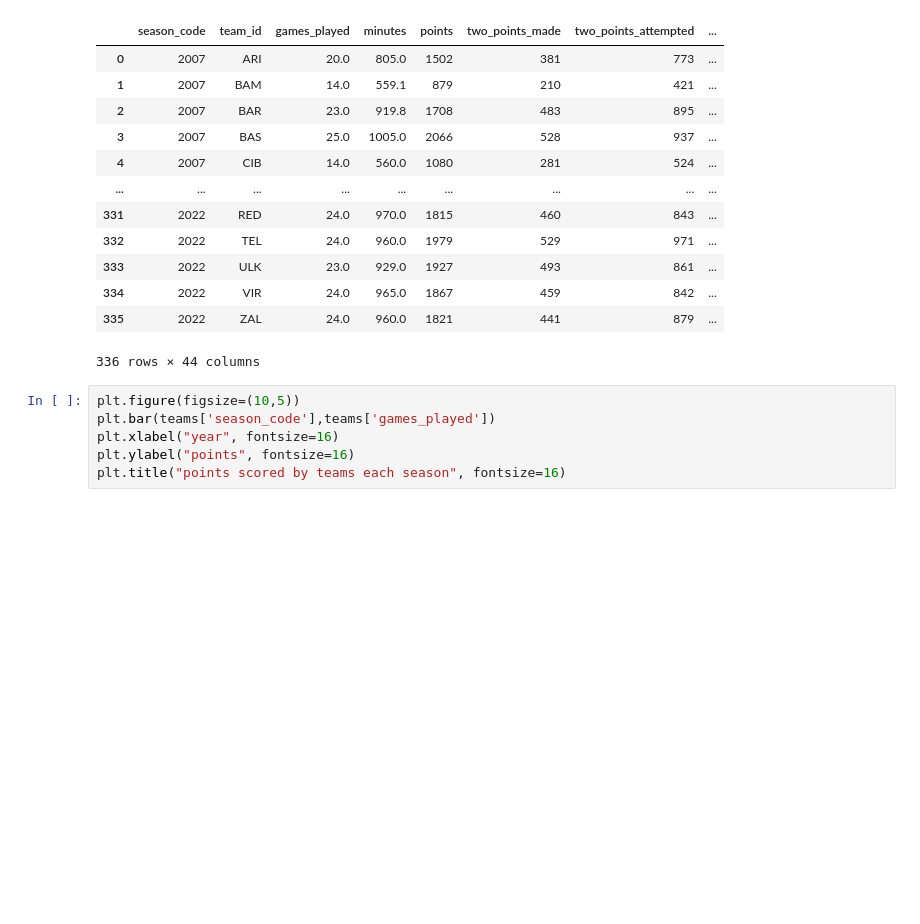
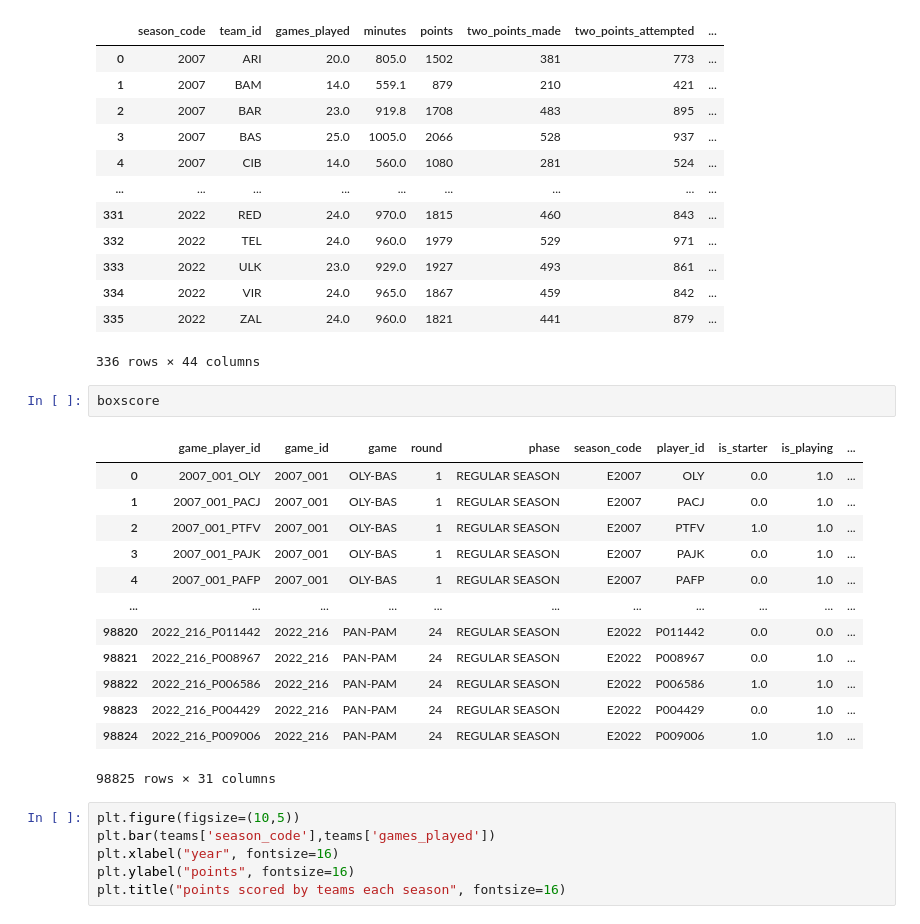
Before and after one commit to MichaelC6/SCDV490-Midterm, a Jupyter notebook: Notebooks/Exploration.ipynb, the cells around one changed output. Saved outputs shown, nothing was run; the diff lists cells and outputs as text; blank space fills up the shorter version.

```diff
--- a/Notebooks/Exploration.ipynb
+++ b/Notebooks/Exploration.ipynb
@@ -65,6 +160,22 @@ teams
 | 334 | 2022 | VIR | 24.0 | 965.0 | 1867 | 459 | 842 | ... |
 | 335 | 2022 | ZAL | 24.0 | 960.0 | 1821 | 441 | 879 | ... |
 336 rows × 44 columns
+# %%
+boxscore
+# %% [output]
+|  | game_player_id | game_id | game | round | phase | season_code | player_id | is_starter | is_playing | ... |
+| 0 | 2007_001_OLY | 2007_001 | OLY-BAS | 1 | REGULAR SEASON | E2007 | OLY | 0.0 | 1.0 | ... |
+| 1 | 2007_001_PACJ | 2007_001 | OLY-BAS | 1 | REGULAR SEASON | E2007 | PACJ | 0.0 | 1.0 | ... |
+| 2 | 2007_001_PTFV | 2007_001 | OLY-BAS | 1 | REGULAR SEASON | E2007 | PTFV | 1.0 | 1.0 | ... |
+| 3 | 2007_001_PAJK | 2007_001 | OLY-BAS | 1 | REGULAR SEASON | E2007 | PAJK | 0.0 | 1.0 | ... |
+| 4 | 2007_001_PAFP | 2007_001 | OLY-BAS | 1 | REGULAR SEASON | E2007 | PAFP | 0.0 | 1.0 | ... |
+| ... | ... | ... | ... | ... | ... | ... | ... | ... | ... | ... |
+| 98820 | 2022_216_P011442 | 2022_216 | PAN-PAM | 24 | REGULAR SEASON | E2022 | P011442 | 0.0 | 0.0 | ... |
+| 98821 | 2022_216_P008967 | 2022_216 | PAN-PAM | 24 | REGULAR SEASON | E2022 | P008967 | 0.0 | 1.0 | ... |
+| 98822 | 2022_216_P006586 | 2022_216 | PAN-PAM | 24 | REGULAR SEASON | E2022 | P006586 | 1.0 | 1.0 | ... |
+| 98823 | 2022_216_P004429 | 2022_216 | PAN-PAM | 24 | REGULAR SEASON | E2022 | P004429 | 0.0 | 1.0 | ... |
+| 98824 | 2022_216_P009006 | 2022_216 | PAN-PAM | 24 | REGULAR SEASON | E2022 | P009006 | 1.0 | 1.0 | ... |
+98825 rows × 31 columns
 # %%
 plt.figure(figsize=(10,5))
 plt.bar(teams['season_code'],teams['games_played'])
```
Also changed, not shown: parts of 9 cells of this notebook.
